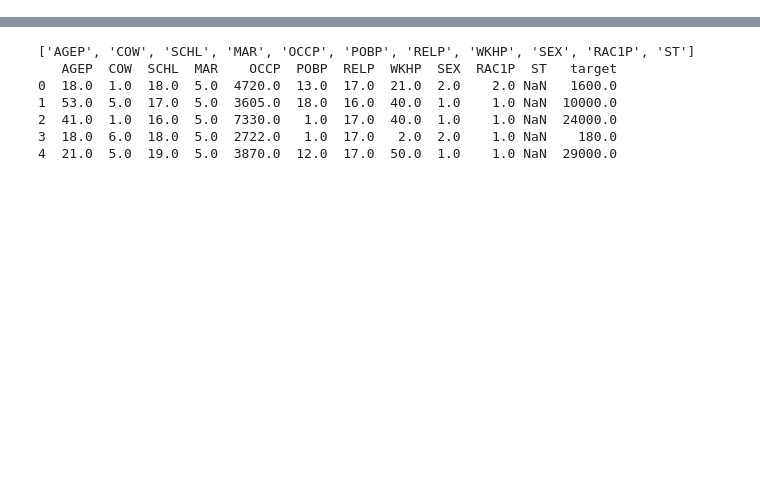
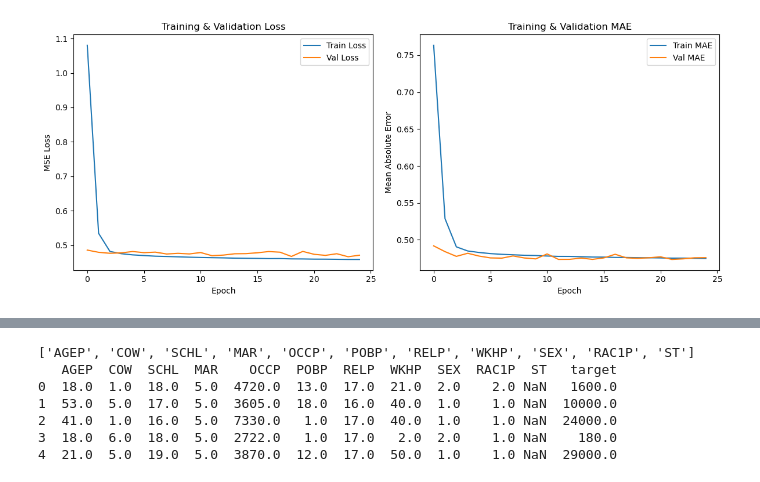
Before and after one commit to antisocialites/HCML, a Jupyter notebook: XGBoost/ACSIncome_xgboost.ipynb, the cells around one changed output, grey strips where cells are left out. Cells and saved outputs as stored; diff of their text form; code cells hidden in the pictures; blank space fills up the shorter version.

```diff
--- a/XGBoost/ACSIncome_xgboost.ipynb
+++ b/XGBoost/ACSIncome_xgboost.ipynb
@@ -16,0 +48,22 @@ from sklearn.metrics import root_mean_squared_error, mean_absolute_error, r2_sco
+# %%
+# Log-transform target
+y = np.log1p(df['target'])
+X= df.drop(columns=['target'])
+
+# Train/test split
+X_train, X_test, y_train, y_test = train_test_split(
+    X, y, test_size=0.2, random_state=42)
+
+# Feature types
+categorical_features = ['MAR', 'SEX', 'OCCP', 'POBP', 'RAC1P', 'COW']
+numeric_features = ['AGEP', 'WKHP']
+
+# Preprocessing pipeline
+preprocessor = ColumnTransformer([
+    ('cat', OneHotEncoder(handle_unknown='ignore', sparse_output=False), categorical_features),
+    ('num', StandardScaler(), numeric_features)
+])
+
+# Fit on training data, transform both train and test
+X_train_processed = preprocessor.fit_transform(X_train)
+X_test_processed = preprocessor.transform(X_test)
@@ -16,0 +189,25 @@ from sklearn.metrics import root_mean_squared_error, mean_absolute_error, r2_sco
+# %%
+# Plot Loss
+plt.figure(figsize=(12, 5))
+
+plt.subplot(1, 2, 1)
+plt.plot(best_history.history['loss'], label='Train Loss')
+plt.plot(best_history.history['val_loss'], label='Val Loss')
+plt.xlabel('Epoch')
+plt.ylabel('MSE Loss')
+plt.title('Training & Validation Loss')
+plt.legend()
+
+# Plot MAE
+plt.subplot(1, 2, 2)
+plt.plot(best_history.history['mae'], label='Train MAE')
+plt.plot(best_history.history['val_mae'], label='Val MAE')
+plt.xlabel('Epoch')
+plt.ylabel('Mean Absolute Error')
+plt.title('Training & Validation MAE')
+plt.legend()
+
+plt.tight_layout()
+plt.show()
+# %% [output]
+[figure, added]
```
Also changed, not shown: parts of 12 cells of this notebook.
